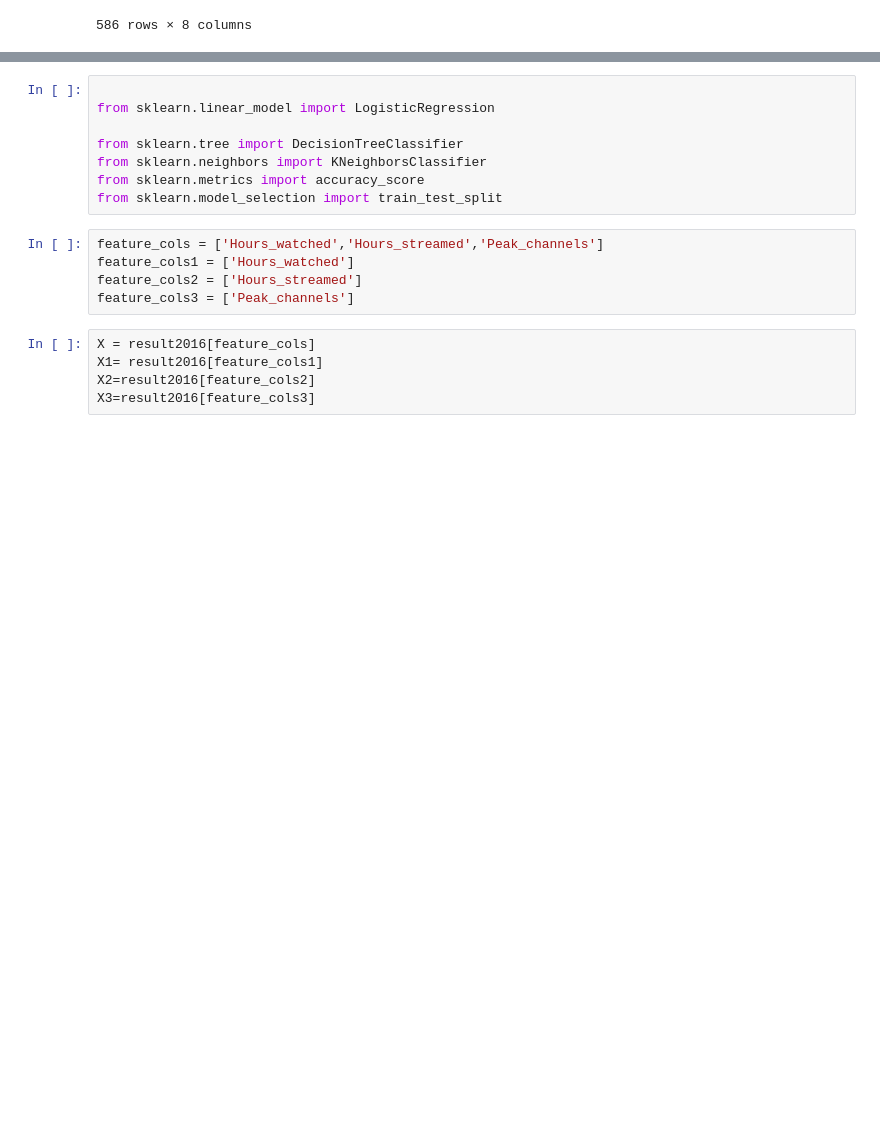
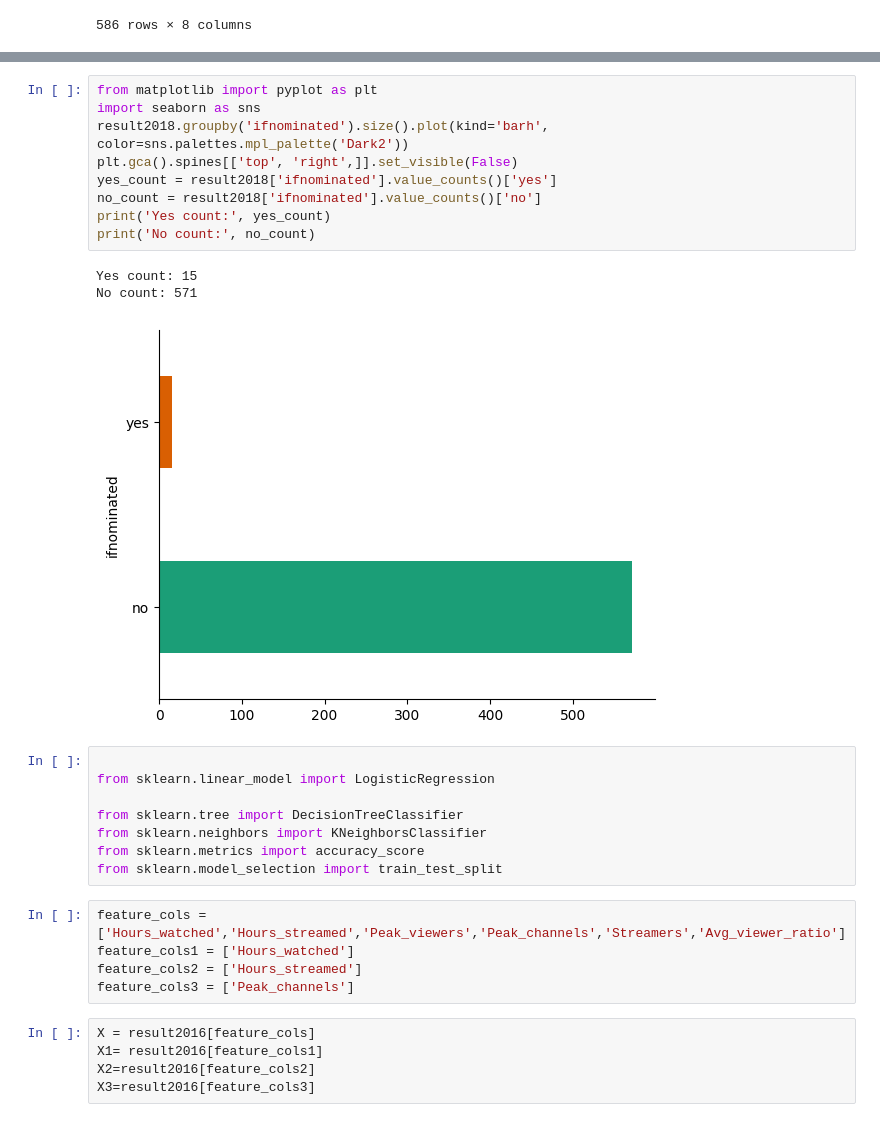
Before and after one commit to ggarci10/twitchdataproject, a Jupyter notebook: final_project_twitch_game_.ipynb, the cells around one changed output, grey strips where cells are left out. Drawn from its saved outputs; the diff is of its cells as text; blank space fills up the shorter version.

```diff
--- a/final_project_twitch_game_.ipynb
+++ b/final_project_twitch_game_.ipynb
@@ -286,3 +295,16 @@ result2018
+# %%
+from matplotlib import pyplot as plt
+import seaborn as sns
+result2018.groupby('ifnominated').size().plot(kind='barh', color=sns.palettes.mpl_palette('Dark2'))
+plt.gca().spines[['top', 'right',]].set_visible(False)
+yes_count = result2018['ifnominated'].value_counts()['yes']
+no_count = result2018['ifnominated'].value_counts()['no']
+print('Yes count:', yes_count)
+print('No count:', no_count)
+# %% [output]
+Yes count: 15
+No count: 571
+[figure, added]
 # %%
 
 from sklearn.linear_model import LogisticRegression
@@ -292,7 +314,7 @@ from sklearn.neighbors import KNeighborsClassifier
 from sklearn.metrics import accuracy_score
 from sklearn.model_selection import train_test_split
 # %%
-feature_cols = ['Hours_watched','Hours_streamed','Peak_channels']
+feature_cols = ['Hours_watched','Hours_streamed','Peak_viewers','Peak_channels','Streamers','Avg_viewer_ratio']
 feature_cols1 = ['Hours_watched']
 feature_cols2 = ['Hours_streamed']
 feature_cols3 = ['Peak_channels']
```
Also changed, not shown: parts of 15 cells of this notebook.
